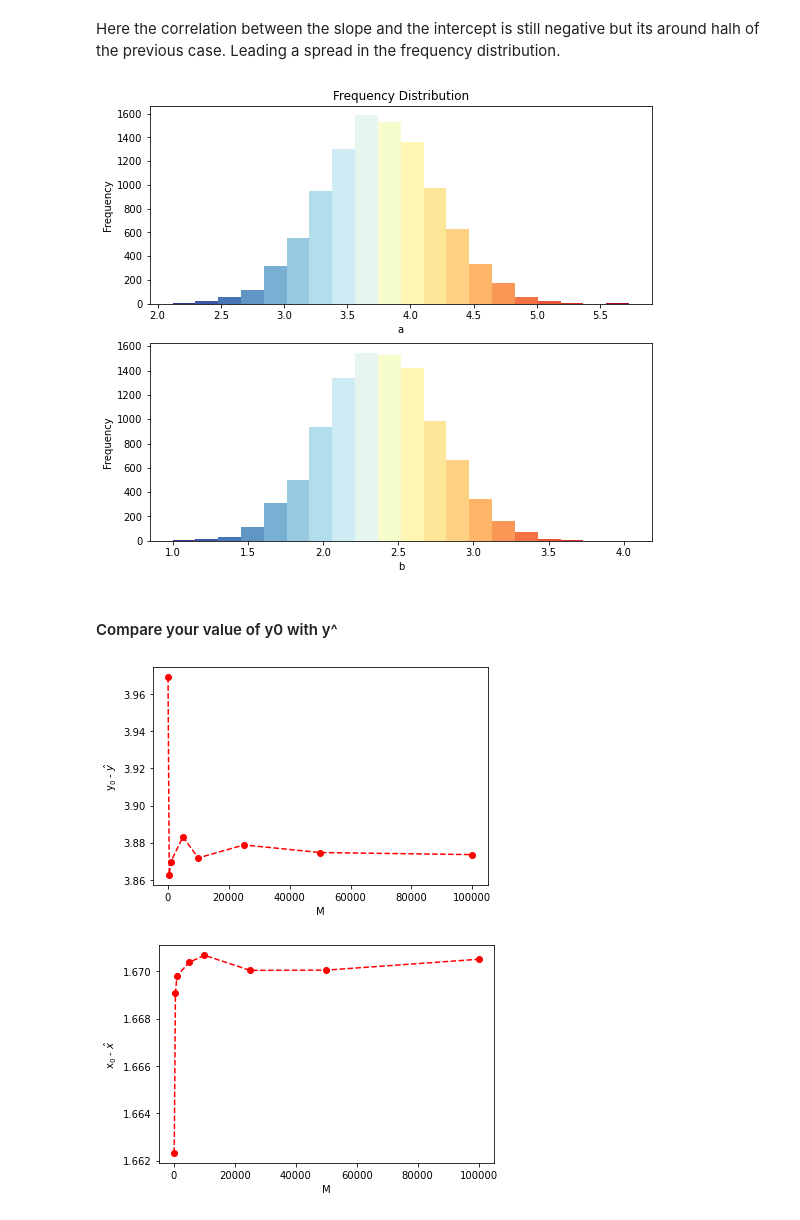
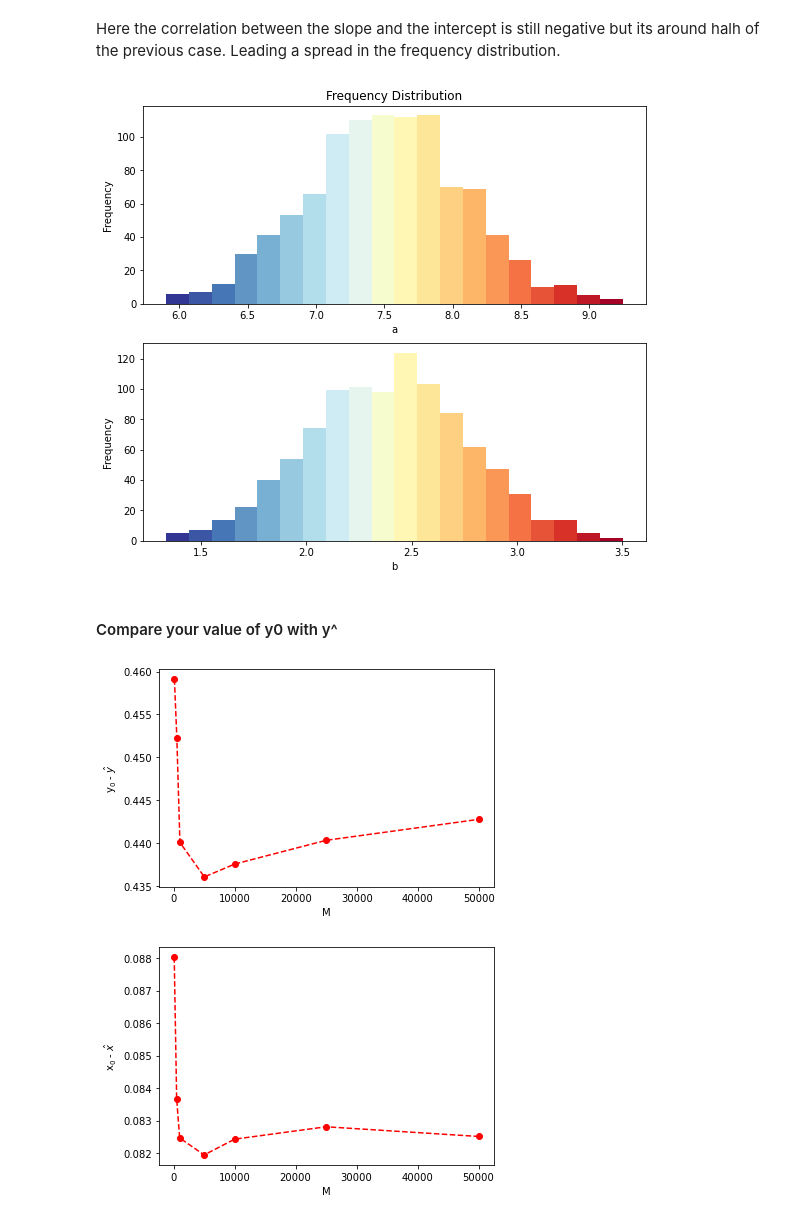
Before and after one commit to ccochato/cnm_final_project, a Jupyter notebook: FINAL_PROJECT_BOOTSTRAPPING-Part2.ipynb, the cells around one changed output. Drawn from its saved outputs; the diff is of its cells as text; code cells hidden in the pictures.

```diff
--- a/FINAL_PROJECT_BOOTSTRAPPING-Part2.ipynb
+++ b/FINAL_PROJECT_BOOTSTRAPPING-Part2.ipynb
@@ -108,13 +90,15 @@ def slope_inter2(x,sx, y, sy):
 
     Parameter:
     x :: set of data x
+    sx :: uncertainty of x
     y :: set of data y
+    sy :: uncertainty of y
 
     Example:
     slope_inter2([0.5 , 0.9 , 1.5 , 1.8 , 2.65], [2.4 , 3.1 , 4.7 , 4.9 , 6.3])
     (4.279999999999999, 1.8414017341040463)
     '''
-    x_m = np.mean(x)
+    x_m =  np.mean(x)
     y_m = np.mean(y)
     numerator = 0
     denominator = 0
@@ -122,6 +106,6 @@ def slope_inter2(x,sx, y, sy):
         numerator += (x[i]-x_m)*(y[i]-y_m)
         denominator += (x[i]-x_m)**2
     m = numerator/denominator
-    #y0 = y_m
-    y0 = weighted_av(y, sx)
+
+    y0 = y_m
     return y0 , m
@@ -169,7 +189,7 @@ def stand_d(x):
 # %% [markdown]
 #### For each “ k th ” sample, must calculate y0_k, m_k:
 # %%
-M = 10000
+M = 1000
 resampling = [] # to save all the resampling data
 for i in range(M):
     x_d , y_d = [] , []
@@ -270,36 +290,36 @@ ax2.set_ylabel('Frequency')
 ax2.set_xlabel('b')
 plt.show()
 # %% [output]
-[figure, old version]
+[figure, new version]
 # %% [markdown]
 #### Compare your value of y0 with y^
 # %%
-Ms = [100,500, 1000, 5000, 10000,  25000, 50000, 100000]
+Ms = [100,500, 1000, 5000, 10000,  25000, 50000]
 y0s = []
 x0s = []
 for k in Ms:
     x_hat, y_hat = [], []
     for i in range(k):
         x_d , y_d = [] , []
         for j in range(len(x)):
             # random.randn produce random numbers with Gaussian distribution
             x_d.append(x[j] + sx[j]*np.random.randn())
             y_d.append(y[j] + sy[j]*np.random.randn())
         # Calculate the slope and interception of each resampling dataset.
         y0_b, m_b = slope_inter2(x_d, sx, y_d, sy)
         y_hat.append(np.abs(y0_b - weighted_av(y_d, sy)))
-        x_hat.append(np.abs(np.mean(x_d) - weighted_av(x_d, sx)))
+        x_hat.append(np.abs(np.mean(x_d) - weighted_av(x_d, sy)))
     y0s.append( np.mean(y_hat))
     x0s.append( np.mean(x_hat))
 plt.plot(Ms, y0s, "or--")
 plt.xlabel('M')
 plt.ylabel('y$_0$ - $\hat{y}$')
 plt.show()
 
 plt.plot(Ms, x0s, "or--")
 plt.xlabel('M')
 plt.ylabel('x$_0$ - $\hat{x}$')
 plt.show()
 # %% [output]
-[figure, old version]
+[figure, new version]
-[figure, old version]
+[figure, new version]
```
Also changed, not shown: parts of 7 cells of this notebook.
